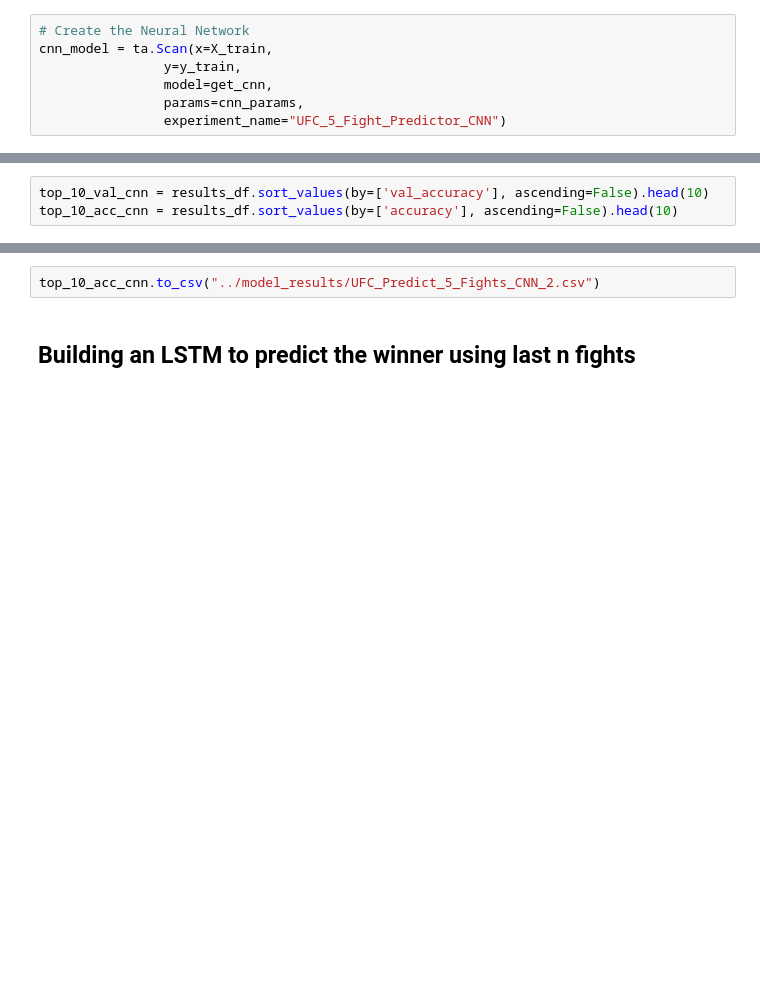
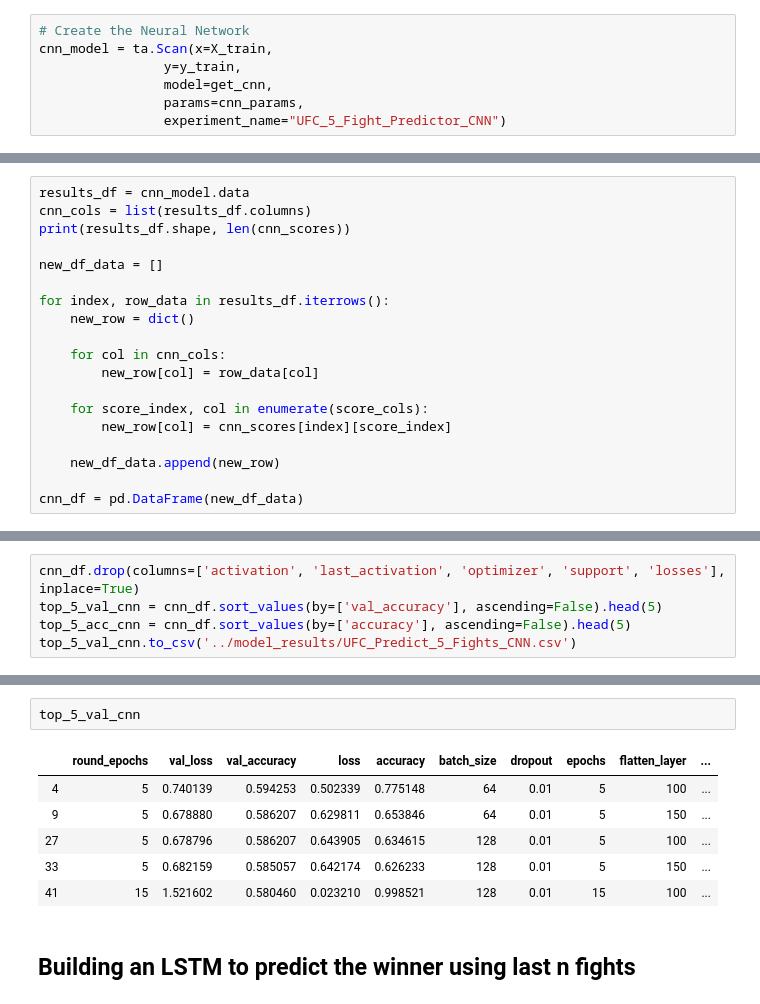
Before and after one commit to JamesPeralta/UFC-Fight-Predictor, a Jupyter notebook: predict_on_last_n_fights/Predict_Using_Last_N_Fights.ipynb, the cells around one changed output, grey strips where cells are left out. Saved outputs shown, nothing was run; the diff lists cells and outputs as text; blank space fills up the shorter version.

```diff
--- a/predict_on_last_n_fights/Predict_Using_Last_N_Fights.ipynb
+++ b/predict_on_last_n_fights/Predict_Using_Last_N_Fights.ipynb
@@ -164,0 +189,19 @@ results_df = cnn_model.data
+# %%
+results_df = cnn_model.data
+cnn_cols = list(results_df.columns)
+print(results_df.shape, len(cnn_scores))
+
+new_df_data = []
+
+for index, row_data in results_df.iterrows():
+    new_row = dict()
+
+    for col in cnn_cols:
+        new_row[col] = row_data[col]
+
+    for score_index, col in enumerate(score_cols):
+        new_row[col] = cnn_scores[index][score_index]
+
+    new_df_data.append(new_row)
+
+cnn_df = pd.DataFrame(new_df_data)
@@ -165,3 +210,5 @@ results_df = cnn_model.data
 # %%
-top_10_val_cnn = results_df.sort_values(by=['val_accuracy'], ascending=False).head(10)
-top_10_acc_cnn = results_df.sort_values(by=['accuracy'], ascending=False).head(10)
+cnn_df.drop(columns=['activation', 'last_activation', 'optimizer', 'support', 'losses'], inplace=True)
+top_5_val_cnn = cnn_df.sort_values(by=['val_accuracy'], ascending=False).head(5)
+top_5_acc_cnn = cnn_df.sort_values(by=['accuracy'], ascending=False).head(5)
+top_5_val_cnn.to_csv('../model_results/UFC_Predict_5_Fights_CNN.csv')
@@ -178,5 +215,12 @@ top_10_acc_cnn
-# %%
-top_10_acc_cnn.to_csv("../model_results/UFC_Predict_5_Fights_CNN_2.csv")
+# %%
+top_5_val_cnn
+# %% [output]
+|  | round_epochs | val_loss | val_accuracy | loss | accuracy | batch_size | dropout | epochs | flatten_layer | ... |
+| 4 | 5 | 0.740139 | 0.594253 | 0.502339 | 0.775148 | 64 | 0.01 | 5 | 100 | ... |
+| 9 | 5 | 0.678880 | 0.586207 | 0.629811 | 0.653846 | 64 | 0.01 | 5 | 150 | ... |
+| 27 | 5 | 0.678796 | 0.586207 | 0.643905 | 0.634615 | 128 | 0.01 | 5 | 100 | ... |
+| 33 | 5 | 0.682159 | 0.585057 | 0.642174 | 0.626233 | 128 | 0.01 | 5 | 150 | ... |
+| 41 | 15 | 1.521602 | 0.580460 | 0.023210 | 0.998521 | 128 | 0.01 | 15 | 100 | ... |
 # %% [markdown]
 ## Building an LSTM to predict the winner using last n fights
 # %%
```
Also changed, not shown: parts of 20 cells of this notebook, 5 other files.
